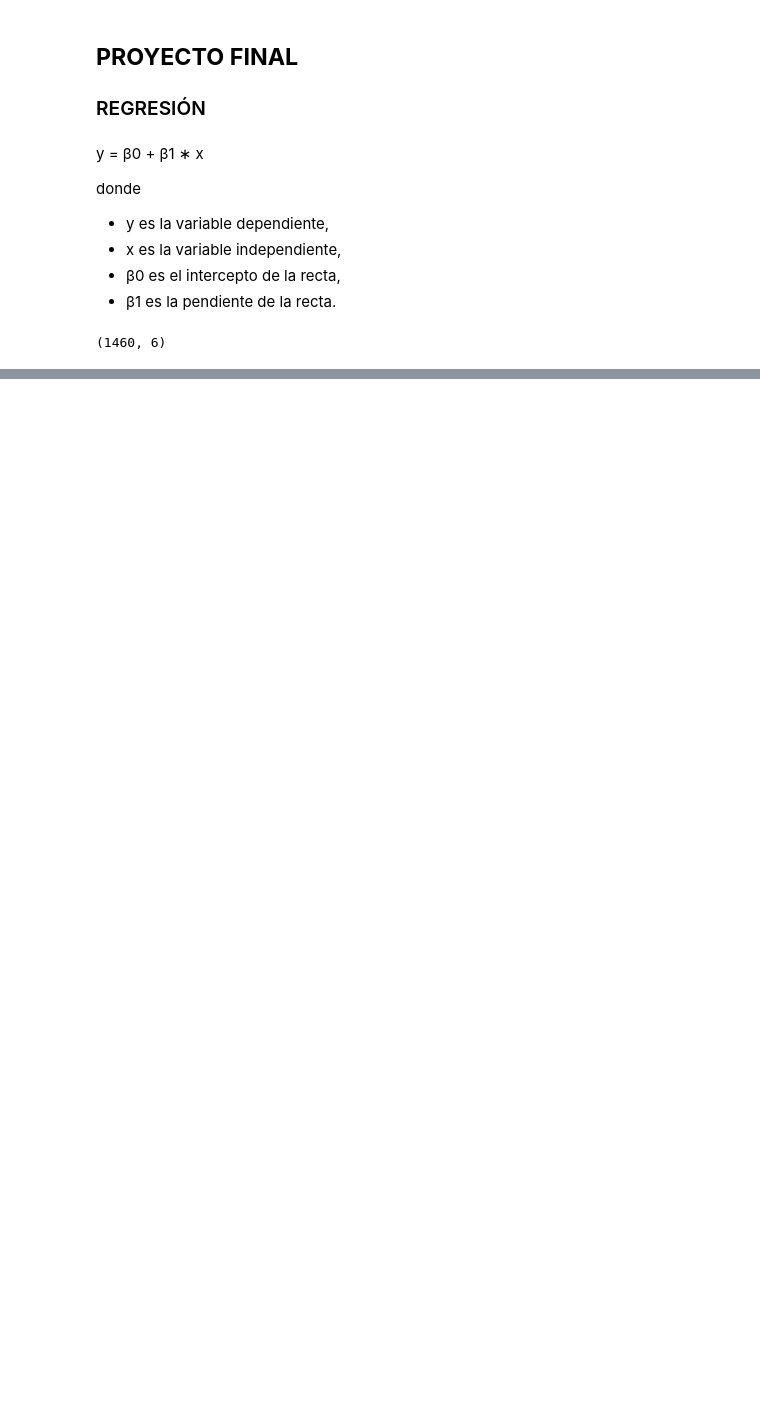
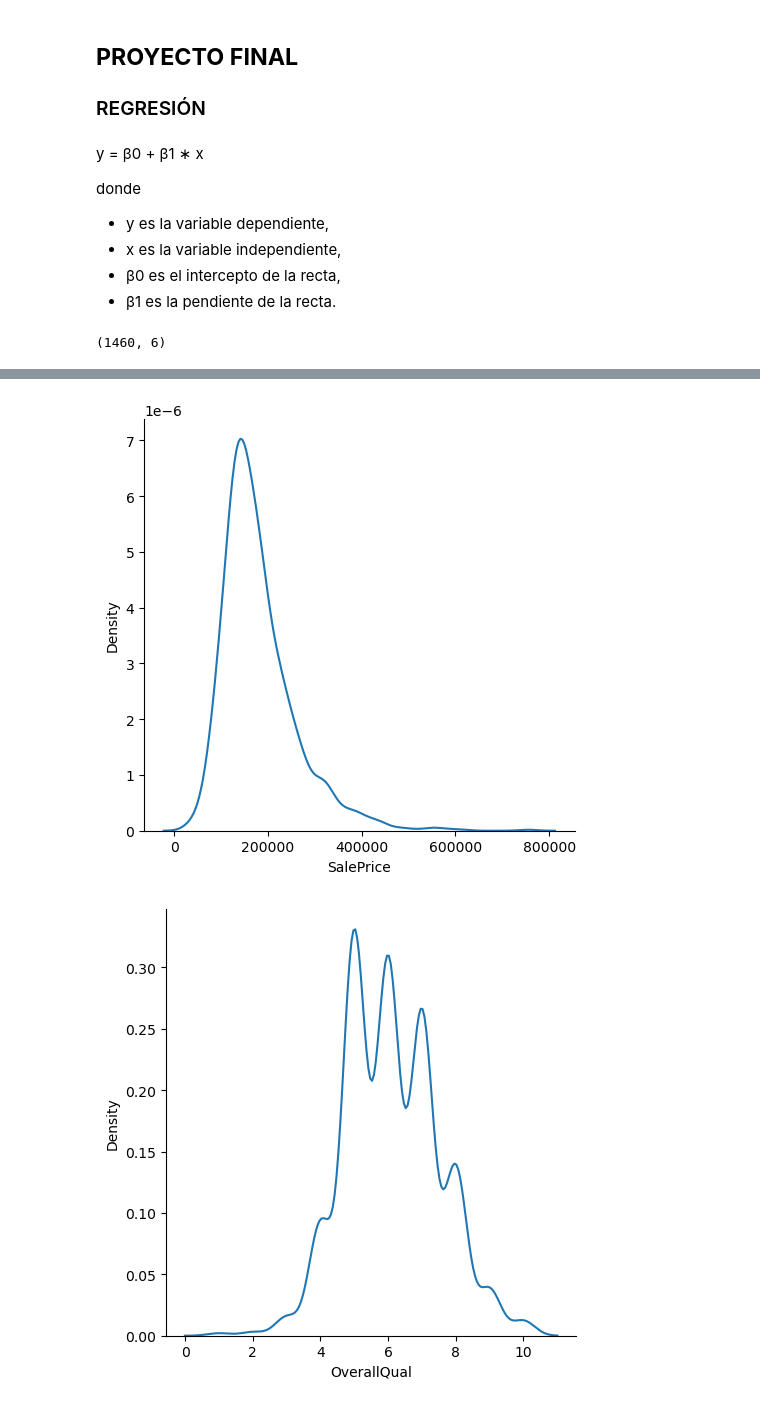
Before and after one commit to brandonfuentes97/proyecto_final_regresion, a Jupyter notebook: proyecto_regresion_cd.ipynb, the cells around one changed output, grey strips where cells are left out. Cells and saved outputs as stored; diff of their text form; code cells hidden in the pictures; blank space fills up the shorter version.

```diff
--- a/proyecto_regresion_cd.ipynb
+++ b/proyecto_regresion_cd.ipynb
@@ -62,5 +48,6 @@ df.describe()
-# %%
-sns.set(rc={"figure.figsize": (8, 4)}); np.random.seed(0)
-x = np.random.randn(100)
-ax = sns.distplot(x)
-plt.show()
+# %%
+df_train = pd.DataFrame(train)
+df_train = df_train.set_axis(['SalePrice', 'OverallQual', '1stFlrSF', 'TotRmsAbvGrd', 'YearBuilt', 'LotFrontage'], axis=1)
+
+df_test = pd.DataFrame(test)
+df_test = df_test.set_axis(['SalePrice', 'OverallQual', '1stFlrSF', 'TotRmsAbvGrd', 'YearBuilt', 'LotFrontage'], axis=1)
@@ -66,0 +70,5 @@ plt.show()
+# %%
+df_t = pd.DataFrame(df_train)
+df_t.describe()
+
+### SALES PRICE = Y DEPENDIENTE
@@ -66,0 +85,12 @@ plt.show()
+# %%
+
+def displayGraphics(df):
+    columnas = df.columns.values
+    for i in columnas:
+        sns.displot(df, x=df[i], kind="kde")
+        plt.show()
+# %%
+displayGraphics(df_t)
+# %% [output]
+[figure, added]
+[figure, added]
```
Also changed, not shown: parts of 8 cells of this notebook.
